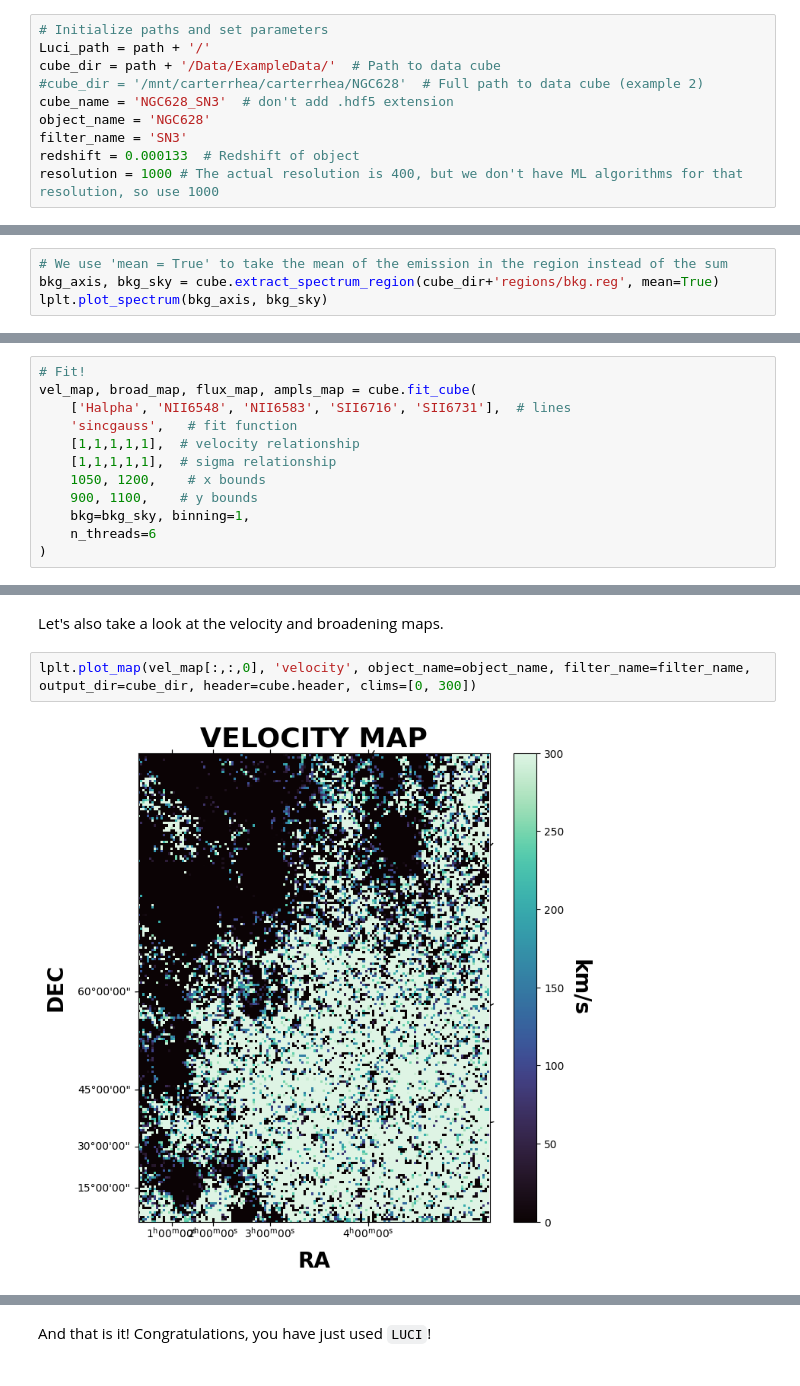
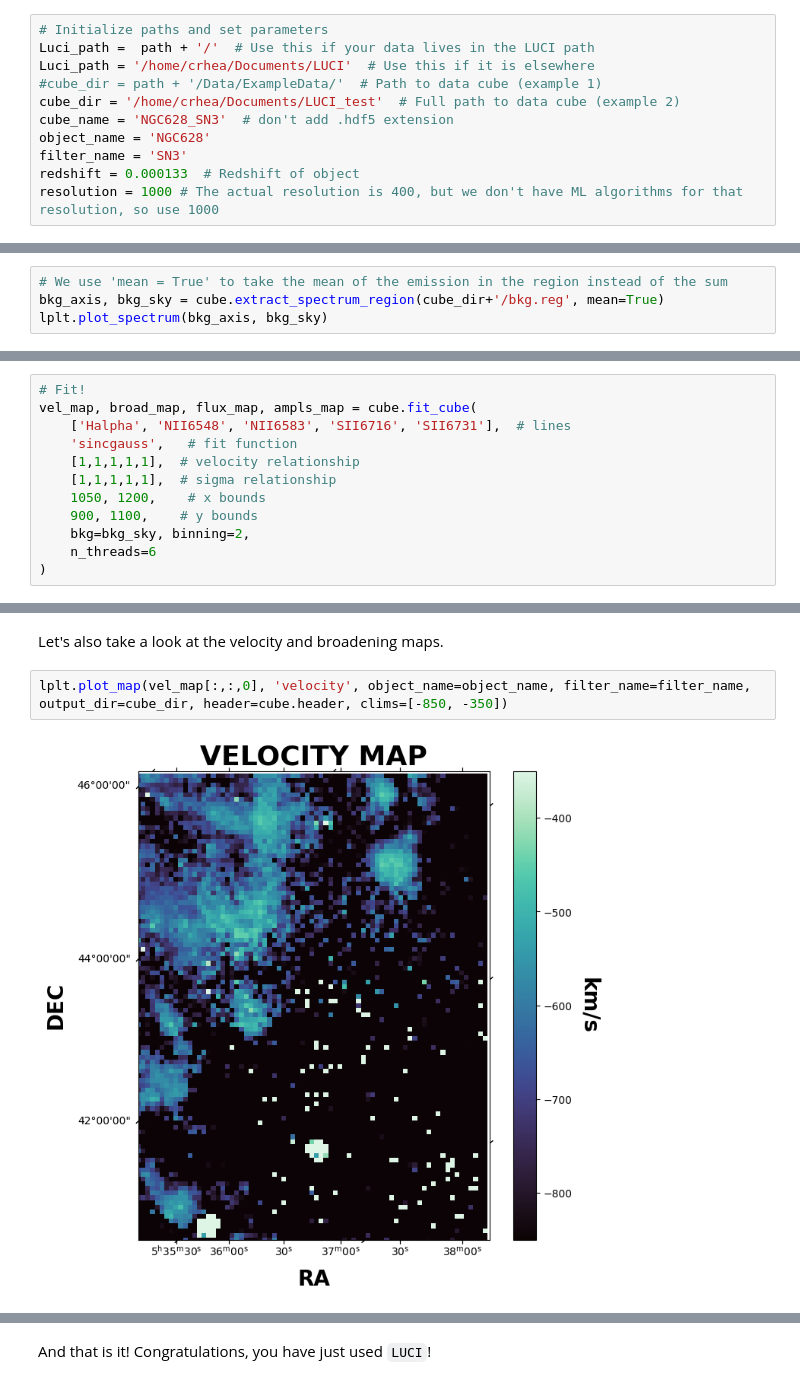
Before and after one commit to crhea93/LUCI, a Jupyter notebook: Examples/BasicExample.ipynb, the cells around one changed output, grey strips where cells are left out. Cells and saved outputs as stored; diff of their text form.

```diff
--- a/Examples/BasicExample.ipynb
+++ b/Examples/BasicExample.ipynb
@@ -47,9 +47,10 @@ To enable the following instructions: AVX2 AVX512F AVX512_VNNI FMA, in other ope
 Set the required parameters. We will be using our machine learning algorithm to get the initial guesses - this happens under the hood in `LuciFit`, so that the user is not required to think about the initial guess
 # %%
 # Initialize paths and set parameters
-Luci_path = path + '/'
-cube_dir = path + '/Data/ExampleData/'  # Path to data cube
-#cube_dir = '/mnt/carterrhea/carterrhea/NGC628'  # Full path to data cube (example 2)
+Luci_path =  path + '/'  # Use this if your data lives in the LUCI path
+Luci_path = '/home/crhea/Documents/LUCI'  # Use this if it is elsewhere
+#cube_dir = path + '/Data/ExampleData/'  # Path to data cube (example 1)
+cube_dir = '/home/crhea/Documents/LUCI_test'  # Full path to data cube (example 2)
 cube_name = 'NGC628_SN3'  # don't add .hdf5 extension
 object_name = 'NGC628'
 filter_name = 'SN3'
@@ -71,6 +76,6 @@ Existing deep frame extracted from hdf5 file.
 Let's extract a background region and take a look at it. The background region is defined in a ds9 region file in the `ExampleData` folder.
 # %%
 # We use 'mean = True' to take the mean of the emission in the region instead of the sum
-bkg_axis, bkg_sky = cube.extract_spectrum_region(cube_dir+'regions/bkg.reg', mean=True)
+bkg_axis, bkg_sky = cube.extract_spectrum_region(cube_dir+'/bkg.reg', mean=True)
 lplt.plot_spectrum(bkg_axis, bkg_sky)
 # %% [output]
@@ -89,6 +94,6 @@ vel_map, broad_map, flux_map, ampls_map = cube.fit_cube(
     [1,1,1,1,1],  # sigma relationship
     1050, 1200,    # x bounds
     900, 1100,    # y bounds
-    bkg=bkg_sky, binning=1,
+    bkg=bkg_sky, binning=2,
     n_threads=6
 )
@@ -105,7 +108,7 @@ lplt.plot_map(flux_map[:,:,0], 'flux', object_name=object_name, filter_name=filt
 # %% [markdown]
 Let's also take a look at the velocity and broadening maps.
 # %%
-lplt.plot_map(vel_map[:,:,0], 'velocity', object_name=object_name, filter_name=filter_name, output_dir=cube_dir, header=cube.header, clims=[0, 300])
+lplt.plot_map(vel_map[:,:,0], 'velocity', object_name=object_name, filter_name=filter_name, output_dir=cube_dir, header=cube.header, clims=[-850, -350])
 # %% [output]
-[figure, old version]
+[figure, new version]
 # %%
```
Also changed, not shown: parts of 6 cells of this notebook, 1 other file.
